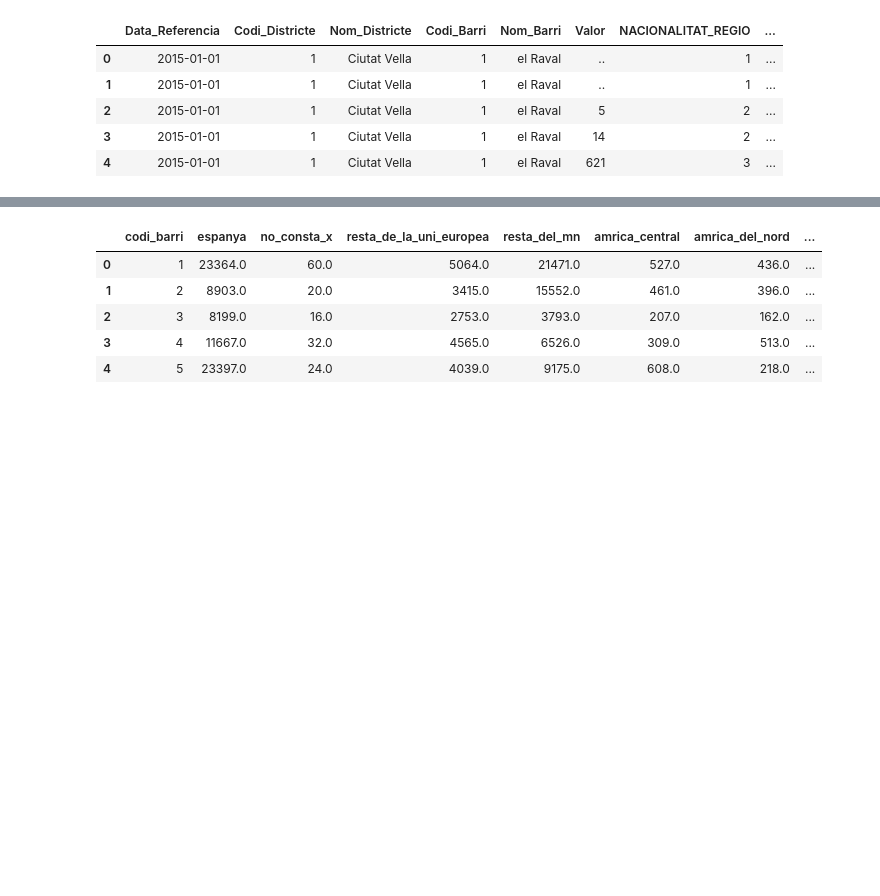
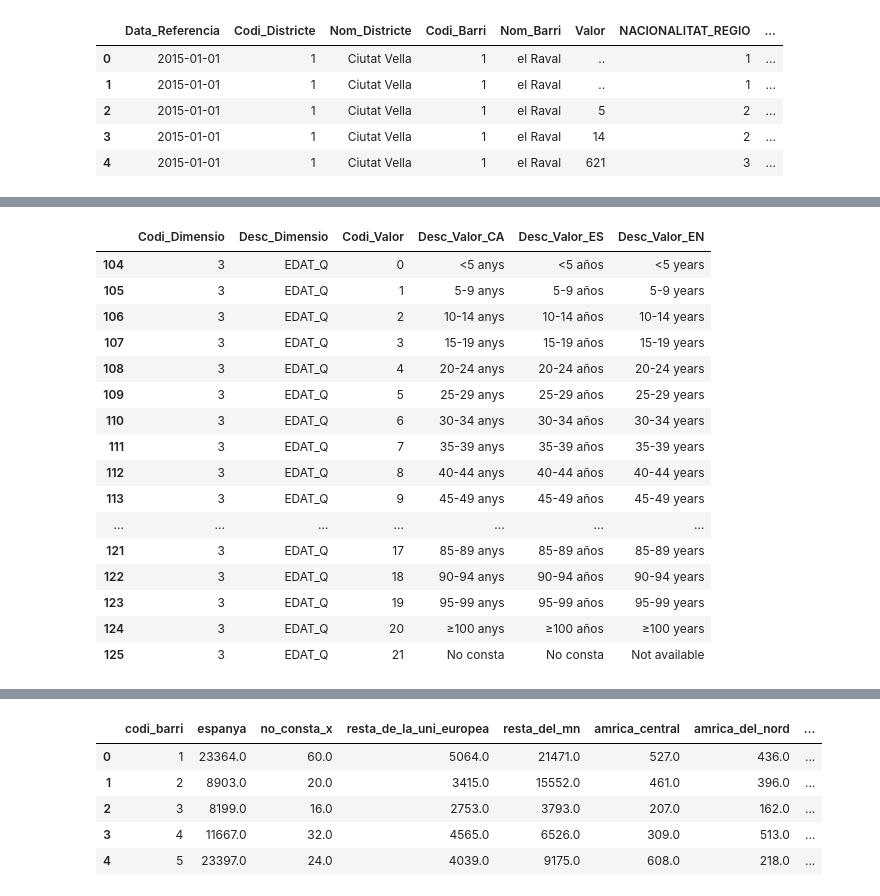
Before and after one commit to joseprau/tfm_gentrificacio_bcn, a Jupyter notebook: notebooks/data_ingestion.ipynb, the cells around one changed output, grey strips where cells are left out. Saved outputs shown, nothing was run; the diff lists cells and outputs as text; code cells hidden in the pictures; blank space fills up the shorter version.

```diff
--- a/notebooks/data_ingestion.ipynb
+++ b/notebooks/data_ingestion.ipynb
@@ -370,0 +631,20 @@ df_nacionalitats_25_pivot = df_nacionalitats_25_pivot.reset_index(drop=True)
+# %%
+dimensions[dimensions["Desc_Dimensio"] == "EDAT_Q"]
+# %% [output]
+|  | Codi_Dimensio | Desc_Dimensio | Codi_Valor | Desc_Valor_CA | Desc_Valor_ES | Desc_Valor_EN |
+| 104 | 3 | EDAT_Q | 0 | <5 anys | <5 años | <5 years |
+| 105 | 3 | EDAT_Q | 1 | 5-9 anys | 5-9 años | 5-9 years |
+| 106 | 3 | EDAT_Q | 2 | 10-14 anys | 10-14 años | 10-14 years |
+| 107 | 3 | EDAT_Q | 3 | 15-19 anys | 15-19 años | 15-19 years |
+| 108 | 3 | EDAT_Q | 4 | 20-24 anys | 20-24 años | 20-24 years |
+| 109 | 3 | EDAT_Q | 5 | 25-29 anys | 25-29 años | 25-29 years |
+| 110 | 3 | EDAT_Q | 6 | 30-34 anys | 30-34 años | 30-34 years |
+| 111 | 3 | EDAT_Q | 7 | 35-39 anys | 35-39 años | 35-39 years |
+| 112 | 3 | EDAT_Q | 8 | 40-44 anys | 40-44 años | 40-44 years |
+| 113 | 3 | EDAT_Q | 9 | 45-49 anys | 45-49 años | 45-49 years |
+| ... | ... | ... | ... | ... | ... | ... |
+| 121 | 3 | EDAT_Q | 17 | 85-89 anys | 85-89 años | 85-89 years |
+| 122 | 3 | EDAT_Q | 18 | 90-94 anys | 90-94 años | 90-94 years |
+| 123 | 3 | EDAT_Q | 19 | 95-99 anys | 95-99 años | 95-99 years |
+| 124 | 3 | EDAT_Q | 20 | ≥100 anys | ≥100 años | ≥100 years |
+| 125 | 3 | EDAT_Q | 21 | No consta | No consta | Not available |
```
Also changed, not shown: parts of 56 cells of this notebook, 17 other files.
